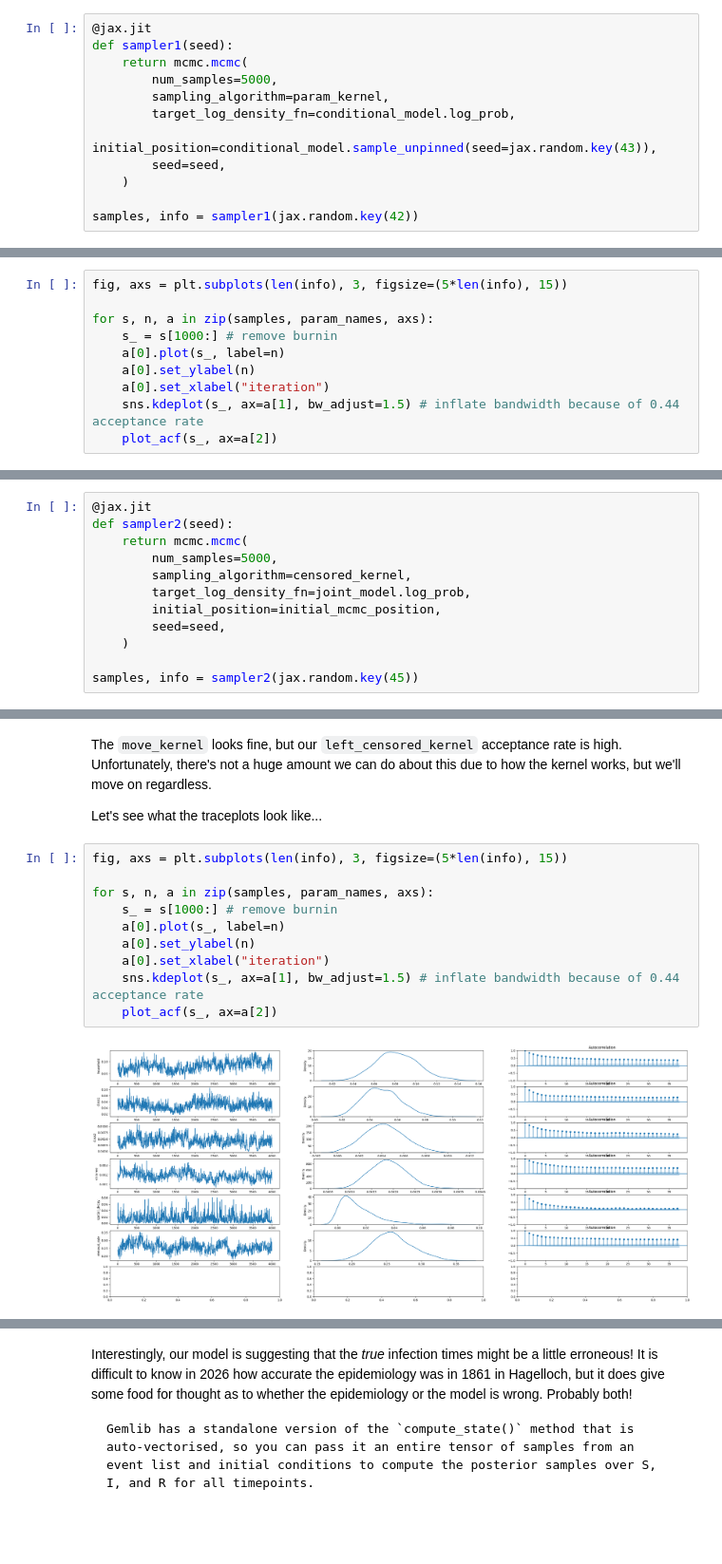
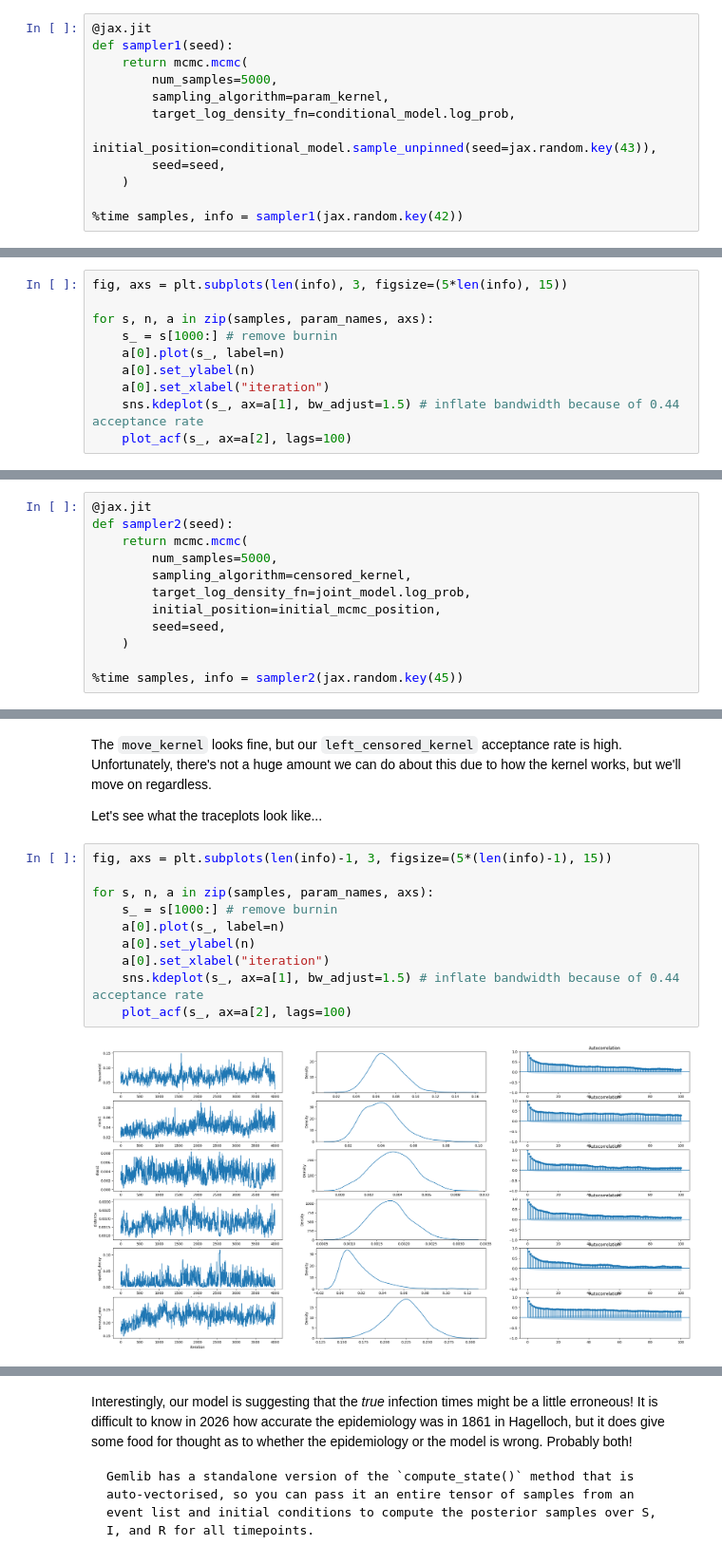
Before and after one commit to gem-epidemics/colab, a Jupyter notebook: iddinf/mcmc_case_study.ipynb, the cells around one changed output, grey strips where cells are left out. Shown at 95% size. Cells and saved outputs as stored; diff of their text form; blank space fills up the shorter version.

```diff
--- a/iddinf/mcmc_case_study.ipynb
+++ b/iddinf/mcmc_case_study.ipynb
@@ -393,4 +393,4 @@ def sampler1(seed):
         seed=seed,
     )
 
-samples, info = sampler1(jax.random.key(42))
+%time samples, info = sampler1(jax.random.key(42))
@@ -430,5 +433,5 @@ for s, n, a in zip(samples, param_names, axs):
     a[0].set_ylabel(n)
     a[0].set_xlabel("iteration")
     sns.kdeplot(s_, ax=a[1], bw_adjust=1.5) # inflate bandwidth because of 0.44 acceptance rate
-    plot_acf(s_, ax=a[2])
+    plot_acf(s_, ax=a[2], lags=100)
 # %% [output]
@@ -546,4 +555,4 @@ def sampler2(seed):
         seed=seed,
     )
 
-samples, info = sampler2(jax.random.key(45))
+%time samples, info = sampler2(jax.random.key(45))
@@ -580,15 +596,15 @@ The `move_kernel` looks fine, but our `left_censored_kernel` acceptance rate is
 
 Let's see what the traceplots look like...
 # %%
-fig, axs = plt.subplots(len(info), 3, figsize=(5*len(info), 15))
+fig, axs = plt.subplots(len(info)-1, 3, figsize=(5*(len(info)-1), 15))
 
 for s, n, a in zip(samples, param_names, axs):
     s_ = s[1000:] # remove burnin
     a[0].plot(s_, label=n)
     a[0].set_ylabel(n)
     a[0].set_xlabel("iteration")
     sns.kdeplot(s_, ax=a[1], bw_adjust=1.5) # inflate bandwidth because of 0.44 acceptance rate
-    plot_acf(s_, ax=a[2])
+    plot_acf(s_, ax=a[2], lags=100)
 # %% [output]
-[figure, old version]
+[figure, new version]
 # %% [markdown]
```
Also changed, not shown: parts of 11 cells of this notebook, 9 other files.
